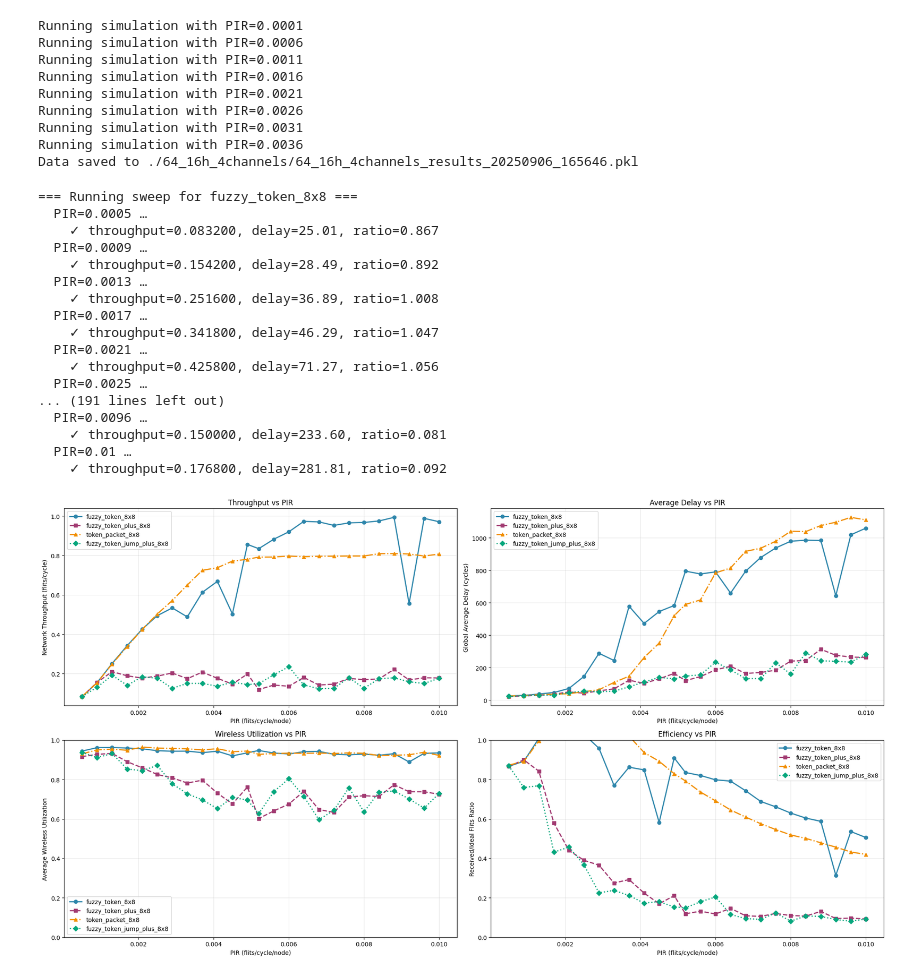
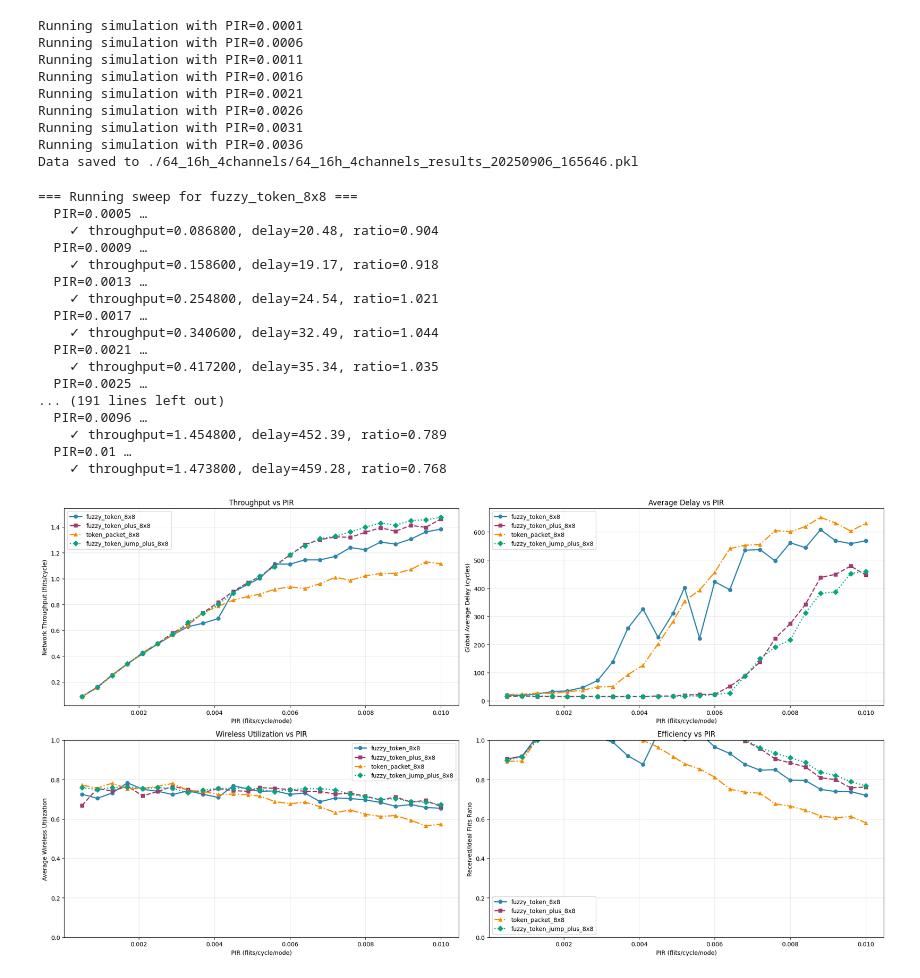
Before and after one commit to Jain-Nishkarsh/WiNoC-SOP, a Jupyter notebook: results/evaluate.ipynb, the cells around one changed output. Saved outputs shown, nothing was run; the diff lists cells and outputs as text; code cells hidden in the pictures.

```diff
--- a/results/evaluate.ipynb
+++ b/results/evaluate.ipynb
@@ -172,7 +172,7 @@ def run_sweep(config_path: str, pir_list, label: str):
             "./noxim",
             "-config", str(config_path),
             "-pir", str(pir), "poisson",
-            "-traffic", "random",
+            "-traffic", "transpose2",
             "-seed", str(SEED)
         ]
         try:
@@ -264,38 +264,38 @@ ax2.legend()
 ax3.set_xlabel("PIR (flits/cycle/node)")
 ax3.set_ylabel("Average Wireless Utilization")
 ax3.set_title("Wireless Utilization vs PIR")
 ax3.set_ylim(0.0, 1.0)
 ax3.grid(True, alpha=0.3)
 ax3.legend()
 
 
 # Configure Received/Ideal flits ratio plot
 ax4.set_xlabel("PIR (flits/cycle/node)")
 ax4.set_ylabel("Received/Ideal Flits Ratio")
 ax4.set_title("Efficiency vs PIR")
 ax4.set_ylim(0.0, 1.0)
 ax4.grid(True, alpha=0.3)
 ax4.legend()
 
 
 plt.tight_layout()
 plt.show()
 # %% [output]
 === Running sweep for fuzzy_token_8x8 ===
   PIR=0.0005 …
-    ✓ throughput=0.083200, delay=25.01, ratio=0.867
+    ✓ throughput=0.086800, delay=20.48, ratio=0.904
   PIR=0.0009 …
-    ✓ throughput=0.154200, delay=28.49, ratio=0.892
+    ✓ throughput=0.158600, delay=19.17, ratio=0.918
   PIR=0.0013 …
-    ✓ throughput=0.251600, delay=36.89, ratio=1.008
+    ✓ throughput=0.254800, delay=24.54, ratio=1.021
   PIR=0.0017 …
-    ✓ throughput=0.341800, delay=46.29, ratio=1.047
+    ✓ throughput=0.340600, delay=32.49, ratio=1.044
   PIR=0.0021 …
-    ✓ throughput=0.425800, delay=71.27, ratio=1.056
+    ✓ throughput=0.417200, delay=35.34, ratio=1.035
   PIR=0.0025 …
 ... (191 lines left out)
   PIR=0.0096 …
-    ✓ throughput=0.150000, delay=233.60, ratio=0.081
+    ✓ throughput=1.454800, delay=452.39, ratio=0.789
   PIR=0.01 …
-    ✓ throughput=0.176800, delay=281.81, ratio=0.092
+    ✓ throughput=1.473800, delay=459.28, ratio=0.768
-[figure, old version]
+[figure, new version]
```
Also changed, not shown: 2 other files.
